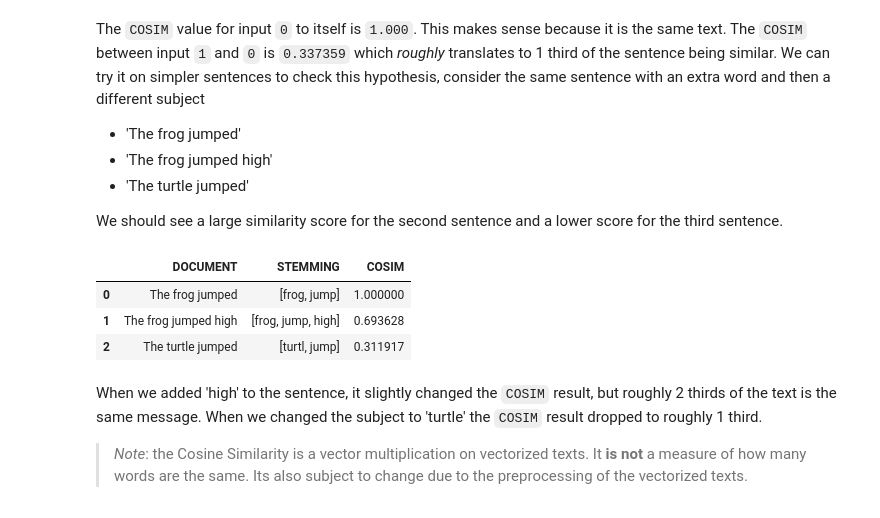
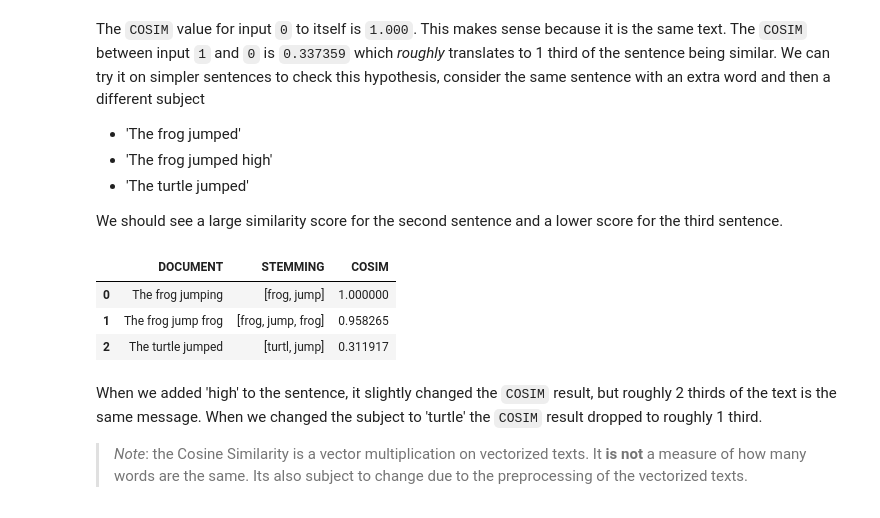
Before and after one commit to profryancoooper/data-driven-decisions, a Jupyter notebook: module_00/01_writing-w-llms.ipynb, the cells around one changed output. Saved outputs shown, nothing was run; the diff lists cells and outputs as text; code cells hidden in the pictures.

```diff
--- a/module_00/01_writing-w-llms.ipynb
+++ b/module_00/01_writing-w-llms.ipynb
@@ -164,20 +166,20 @@ The `COSIM` value for input `0` to itself is `1.000`. This makes sense because i
 
 We should see a large similarity score for the second sentence and a lower score for the third sentence.
 # %%
-text_00 = 'The frog jumped'
-text_01 = 'The frog jumped high'
+text_00 = 'The frog jumping'
+text_01 = 'The frog jump frog'
 text_02 = 'The turtle jumped'
 
 compare_simple = tf_idf.preprocess_text(text_00)
 compare_simple = pd.concat([compare_simple, tf_idf.preprocess_text(text_01)],
                     ignore_index=True)
 compare_simple = pd.concat([compare_simple, tf_idf.preprocess_text(text_02)],
                     ignore_index=True)
 tf_idf.cosineSimilarity(compare_simple)
 # %% [output]
 |  | DOCUMENT | STEMMING | COSIM |
-| 0 | The frog jumped | [frog, jump] | 1.000000 |
-| 1 | The frog jumped high | [frog, jump, high] | 0.693628 |
+| 0 | The frog jumping | [frog, jump] | 1.000000 |
+| 1 | The frog jump frog | [frog, jump, frog] | 0.958265 |
 | 2 | The turtle jumped | [turtl, jump] | 0.311917 |
 # %% [markdown]
 When we added 'high' to the sentence, it slightly changed the `COSIM` result, but roughly 2 thirds of the text is the same message. When we changed the subject to 'turtle' the `COSIM` result dropped to roughly 1 third.
```
Also changed, not shown: parts of 1 cell of this notebook, 4 other files.
